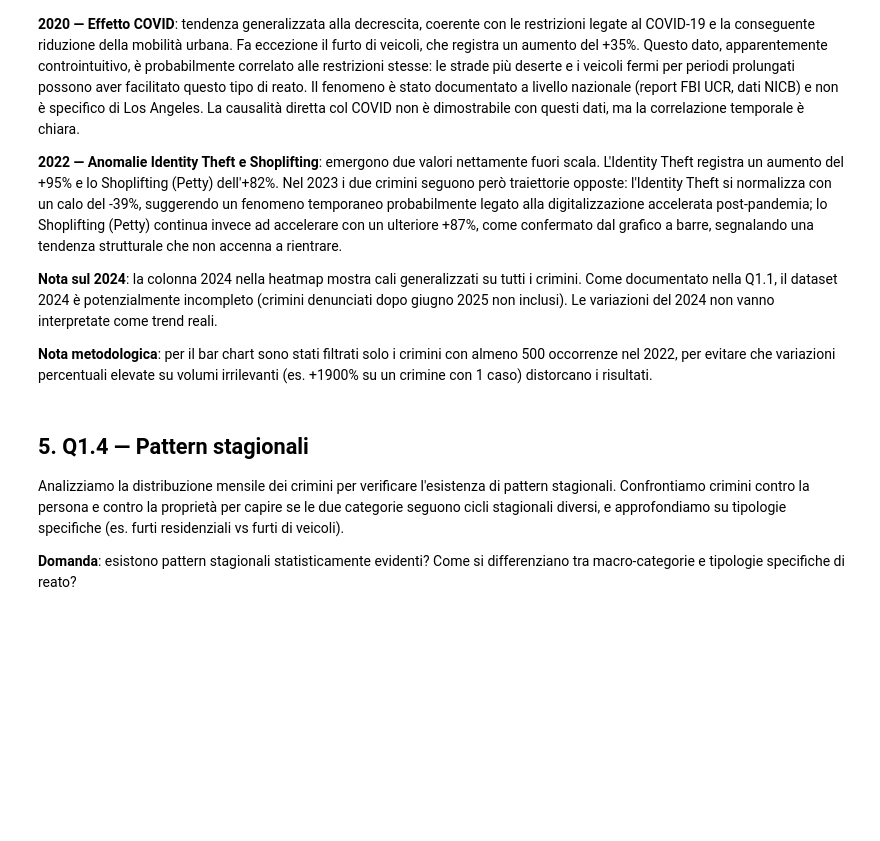
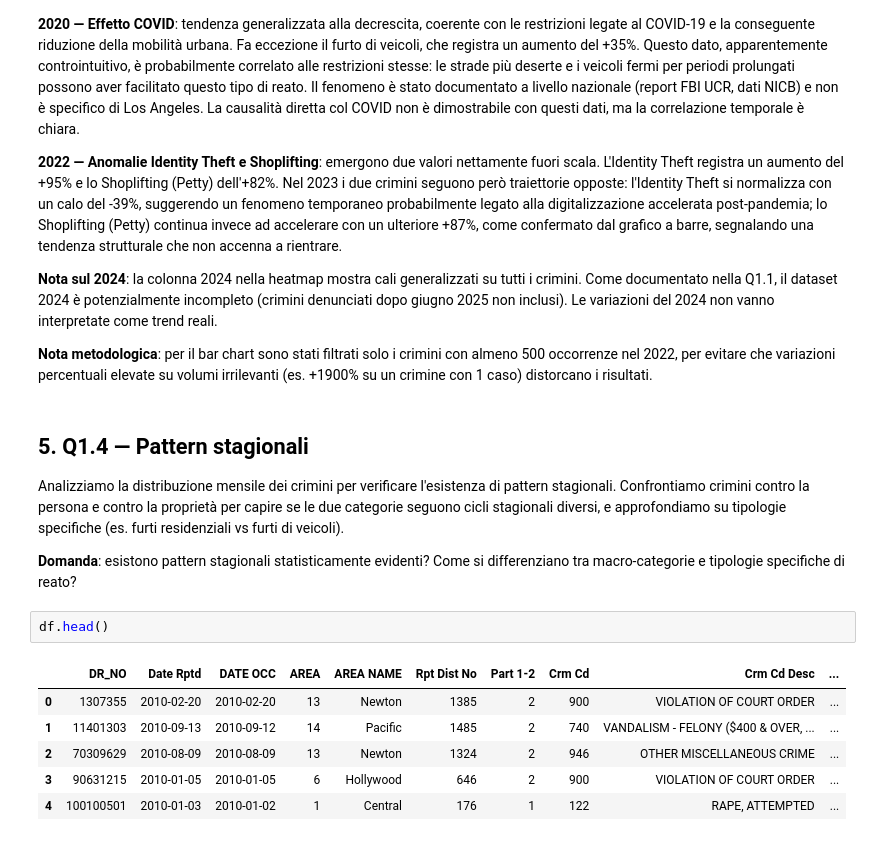
Before and after one commit to AnalystEca/lapd-crime-data, a Jupyter notebook: notebooks/02_analyze/05_eda_block1.ipynb, the cells around one changed output. Cells and saved outputs as stored; diff of their text form; blank space fills up the shorter version.

```diff
--- a/notebooks/02_analyze/05_eda_block1.ipynb
+++ b/notebooks/02_analyze/05_eda_block1.ipynb
@@ -395,3 +395,12 @@ di veicoli).
 
 **Domanda**: esistono pattern stagionali statisticamente evidenti? Come si
 differenziano tra macro-categorie e tipologie specifiche di reato?
+# %%
+df.head()
+# %% [output]
+|  | DR_NO | Date Rptd | DATE OCC | AREA | AREA NAME | Rpt Dist No | Part 1-2 | Crm Cd | Crm Cd Desc | ... |
+| 0 | 1307355 | 2010-02-20 | 2010-02-20 | 13 | Newton | 1385 | 2 | 900 | VIOLATION OF COURT ORDER | ... |
+| 1 | 11401303 | 2010-09-13 | 2010-09-12 | 14 | Pacific | 1485 | 2 | 740 | VANDALISM - FELONY ($400 & OVER, ... | ... |
+| 2 | 70309629 | 2010-08-09 | 2010-08-09 | 13 | Newton | 1324 | 2 | 946 | OTHER MISCELLANEOUS CRIME | ... |
+| 3 | 90631215 | 2010-01-05 | 2010-01-05 | 6 | Hollywood | 646 | 2 | 900 | VIOLATION OF COURT ORDER | ... |
+| 4 | 100100501 | 2010-01-03 | 2010-01-02 | 1 | Central | 176 | 1 | 122 | RAPE, ATTEMPTED | ... |
```
Also changed, not shown: parts of 5 cells of this notebook, 5 other files.
